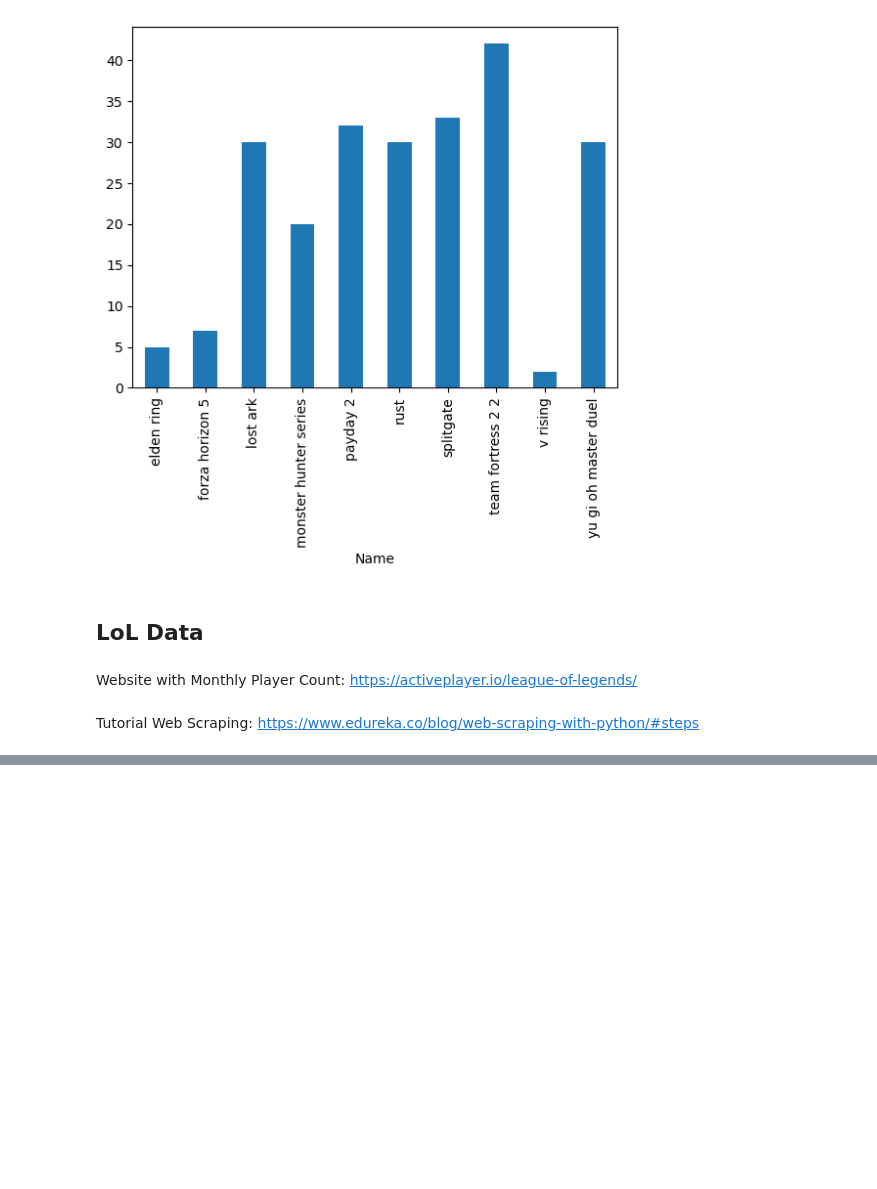
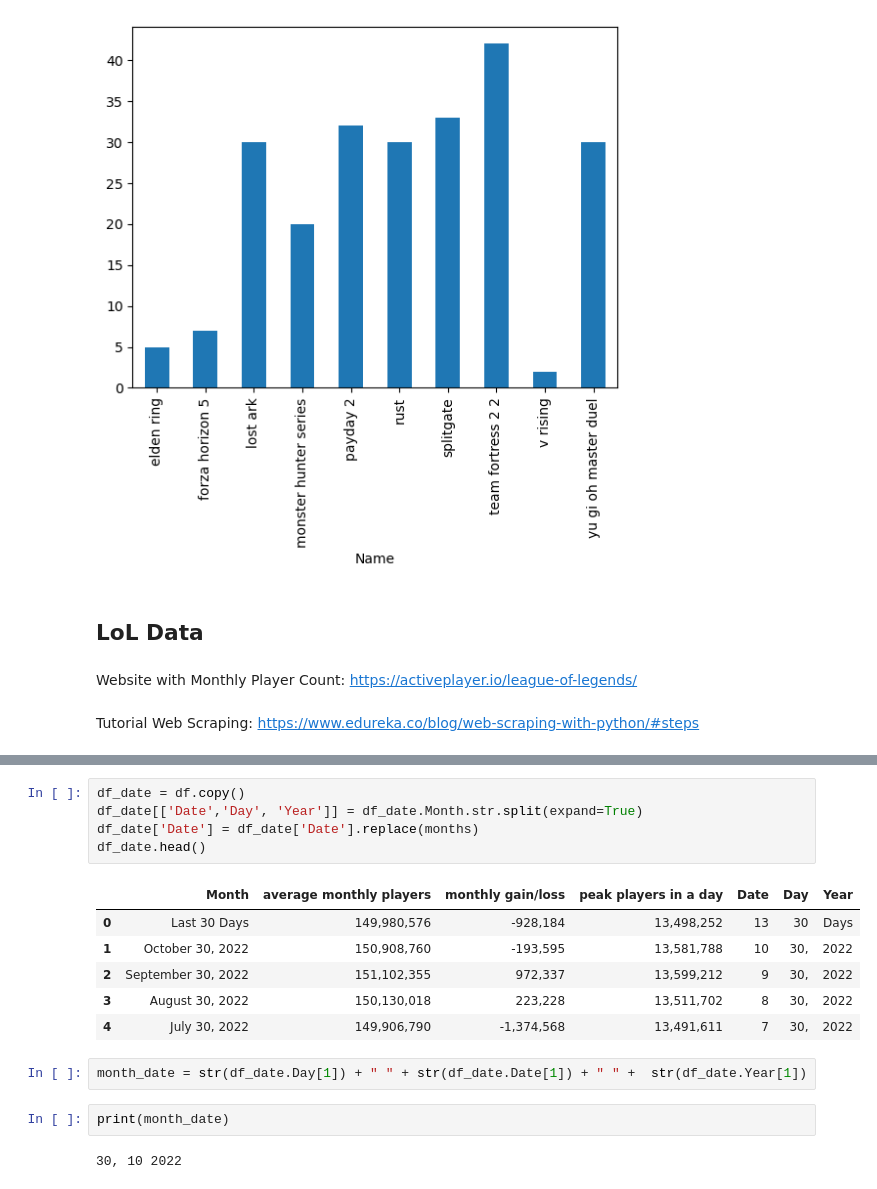
Before and after one commit to kiubb02/BigData_LoL, a Jupyter notebook: main.ipynb, the cells around one changed output, grey strips where cells are left out. Saved outputs shown, nothing was run; the diff lists cells and outputs as text; blank space fills up the shorter version.

```diff
--- a/main.ipynb
+++ b/main.ipynb
@@ -265,0 +354,18 @@ https://www.edureka.co/blog/web-scraping-with-python/#steps
+# %%
+df_date = df.copy()
+df_date[['Date','Day', 'Year']] = df_date.Month.str.split(expand=True)
+df_date['Date'] = df_date['Date'].replace(months)
+df_date.head()
+# %% [output]
+|  | Month | average monthly players | monthly gain/loss | peak players in a day | Date | Day | Year |
+| 0 | Last 30 Days | 149,980,576 | -928,184 | 13,498,252 | 13 | 30 | Days |
+| 1 | October 30, 2022 | 150,908,760 | -193,595 | 13,581,788 | 10 | 30, | 2022 |
+| 2 | September 30, 2022 | 151,102,355 | 972,337 | 13,599,212 | 9 | 30, | 2022 |
+| 3 | August 30, 2022 | 150,130,018 | 223,228 | 13,511,702 | 8 | 30, | 2022 |
+| 4 | July 30, 2022 | 149,906,790 | -1,374,568 | 13,491,611 | 7 | 30, | 2022 |
+# %%
+month_date = str(df_date.Day[1]) + " " + str(df_date.Date[1]) + " " +  str(df_date.Year[1])
+# %%
+print(month_date)
+# %% [output]
+30, 10 2022
```
Also changed, not shown: parts of 12 cells of this notebook.
